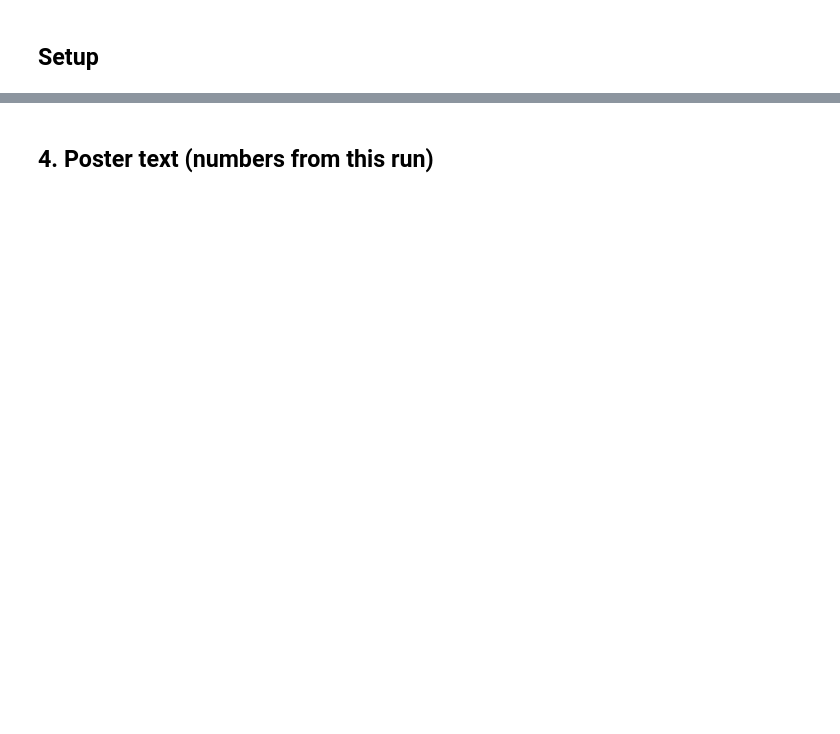
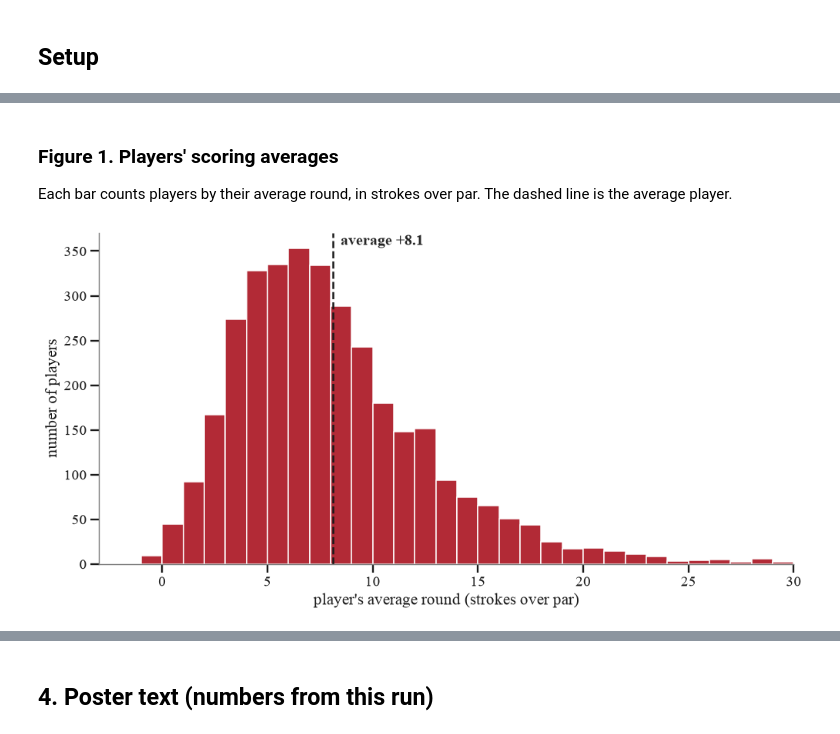
Before and after one commit to CharlieHubbard7/college_golf, a Jupyter notebook: cold_hand_poster.ipynb, the cells around one changed output, grey strips where cells are left out. Drawn from its saved outputs; the diff is of its cells as text; code cells hidden in the pictures; blank space fills up the shorter version.

```diff
--- a/cold_hand_poster.ipynb
+++ b/cold_hand_poster.ipynb
@@ -268,0 +178,17 @@ finish(fig, "5_cold_hand", "A blow-up hole carries over. A great hole never does
+# %% [markdown]
+### Figure 1. Players' scoring averages
+
+Each bar counts players by their average round, in strokes over par. The dashed line is the
+average player.
+# %%
+avg = pd.Series(TO_PAR.sum(1)).groupby(PIDX).mean()
+fig, ax = plt.subplots(figsize=(11, 5.5))
+ax.hist(avg, bins=np.arange(-3, 30.5, 1), color=RED, edgecolor="white", linewidth=1.2)
+ax.axvline(avg.mean(), color=INK, lw=2, ls="--")
+ax.annotate(f"average {sgn(avg.mean(), 1)}", (avg.mean(), 1), xycoords=("data", "axes fraction"),
+            xytext=(8, -2), textcoords="offset points", va="top", fontsize=16, fontweight="bold")
+ax.set_xlabel("player's average round (strokes over par)"); ax.set_ylabel("number of players")
+ax.set_xlim(-3, 30)
+save(fig, "fig1_player_averages")
+# %% [output]
+[figure, added]
```
Also changed, not shown: parts of 40 cells of this notebook, 38 other files.
